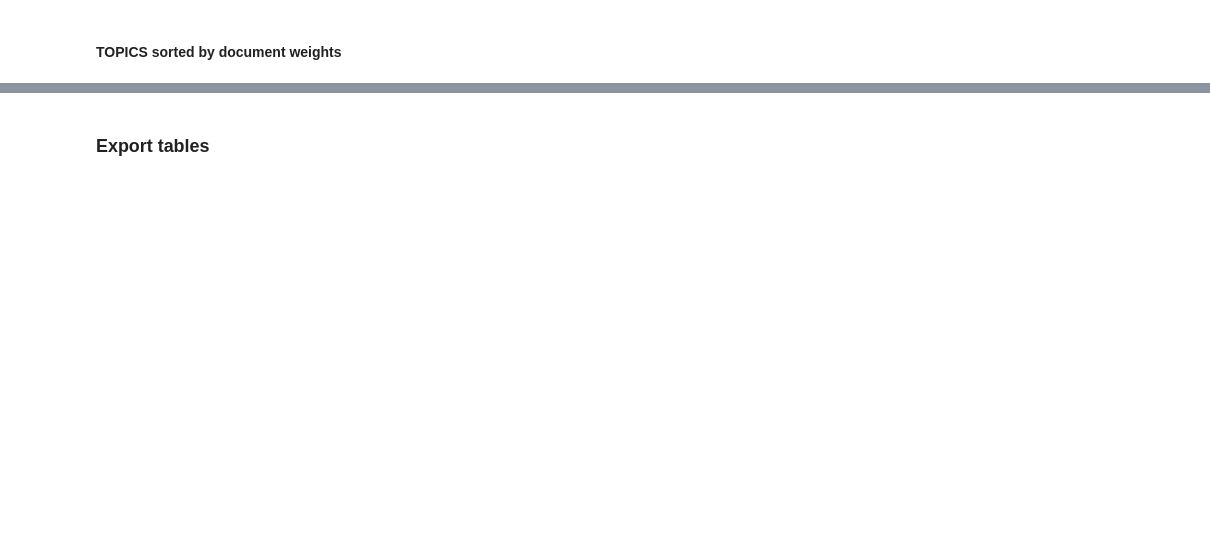
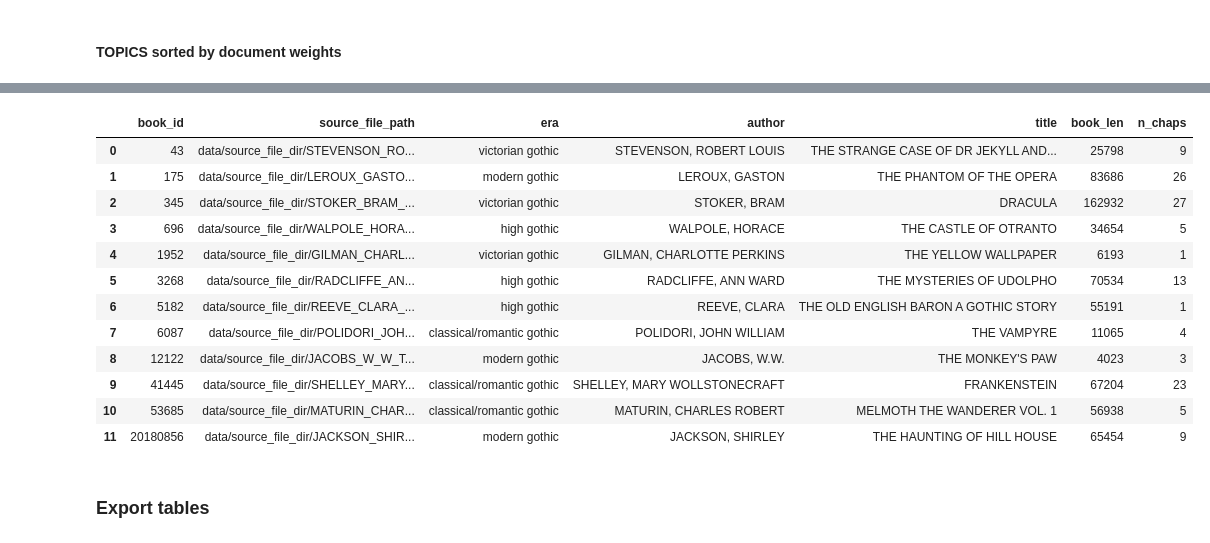
Before and after one commit to marissa-data/ds5001-project, a Jupyter notebook: lda.ipynb, the cells around one changed output, grey strips where cells are left out. Saved outputs shown, nothing was run; the diff lists cells and outputs as text; code cells hidden in the pictures; blank space fills up the shorter version.

```diff
--- a/lda.ipynb
+++ b/lda.ipynb
@@ -188,0 +218,18 @@ plt.show()
+# %%
+LIB = pd.read_csv('data/LIB.csv')
+# %%
+LIB
+# %% [output]
+|  | book_id | source_file_path | era | author | title | book_len | n_chaps |
+| 0 | 43 | data/source_file_dir/STEVENSON_RO... | victorian gothic | STEVENSON, ROBERT LOUIS | THE STRANGE CASE OF DR JEKYLL AND... | 25798 | 9 |
+| 1 | 175 | data/source_file_dir/LEROUX_GASTO... | modern gothic | LEROUX, GASTON | THE PHANTOM OF THE OPERA | 83686 | 26 |
+| 2 | 345 | data/source_file_dir/STOKER_BRAM_... | victorian gothic | STOKER, BRAM | DRACULA | 162932 | 27 |
+| 3 | 696 | data/source_file_dir/WALPOLE_HORA... | high gothic | WALPOLE, HORACE | THE CASTLE OF OTRANTO | 34654 | 5 |
+| 4 | 1952 | data/source_file_dir/GILMAN_CHARL... | victorian gothic | GILMAN, CHARLOTTE PERKINS | THE YELLOW WALLPAPER | 6193 | 1 |
+| 5 | 3268 | data/source_file_dir/RADCLIFFE_AN... | high gothic | RADCLIFFE, ANN WARD | THE MYSTERIES OF UDOLPHO | 70534 | 13 |
+| 6 | 5182 | data/source_file_dir/REEVE_CLARA_... | high gothic | REEVE, CLARA | THE OLD ENGLISH BARON A GOTHIC STORY | 55191 | 1 |
+| 7 | 6087 | data/source_file_dir/POLIDORI_JOH... | classical/romantic gothic | POLIDORI, JOHN WILLIAM | THE VAMPYRE | 11065 | 4 |
+| 8 | 12122 | data/source_file_dir/JACOBS_W_W_T... | modern gothic | JACOBS, W.W. | THE MONKEY'S PAW | 4023 | 3 |
+| 9 | 41445 | data/source_file_dir/SHELLEY_MARY... | classical/romantic gothic | SHELLEY, MARY WOLLSTONECRAFT | FRANKENSTEIN | 67204 | 23 |
+| 10 | 53685 | data/source_file_dir/MATURIN_CHAR... | classical/romantic gothic | MATURIN, CHARLES ROBERT | MELMOTH THE WANDERER VOL. 1 | 56938 | 5 |
+| 11 | 20180856 | data/source_file_dir/JACKSON_SHIR... | modern gothic | JACKSON, SHIRLEY | THE HAUNTING OF HILL HOUSE | 65454 | 9 |
```
Also changed, not shown: parts of 12 cells of this notebook, 2 other files.
